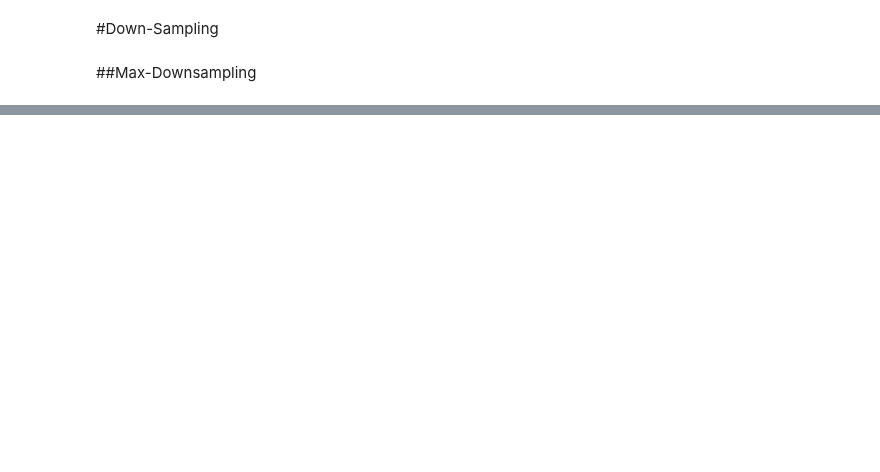
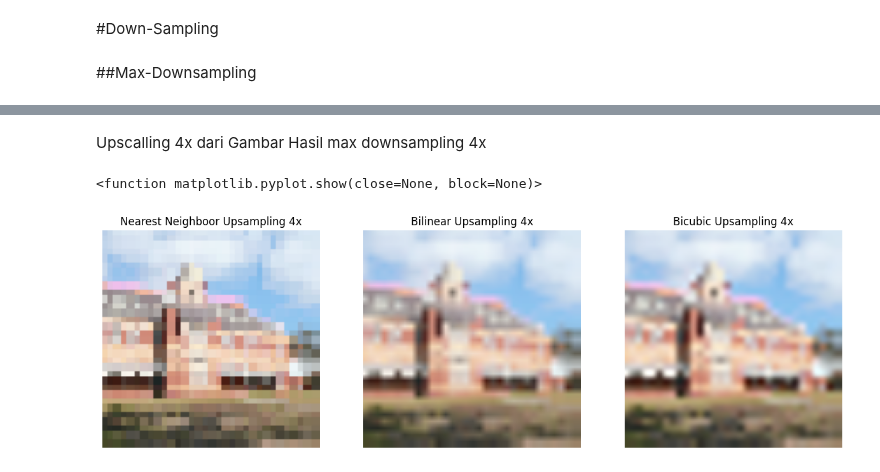
Before and after one commit to InahH-004/PCD_Collage, a Jupyter notebook: PCD_Assignment01.ipynb, the cells around one changed output, grey strips where cells are left out. Cells and saved outputs as stored; diff of their text form; code cells hidden in the pictures; blank space fills up the shorter version.

```diff
--- a/PCD_Assignment01.ipynb
+++ b/PCD_Assignment01.ipynb
@@ -72,0 +413,30 @@ def max_downsampling(img, scale):
+# %% [markdown]
+Upscalling 4x dari Gambar Hasil max downsampling 4x
+# %%
+import matplotlib.pyplot as plt
+import numpy as np
+
+fig, axs = plt.subplots(1, 3, figsize=(15, 10))
+
+img_nn_upsampling_4 = nn_upsampling(img_max_downsampling_4, 4)
+img_bilinear_upsampling_4 = bilinear_upsampling(img_max_downsampling_4, 4)
+img_bicubic_upsampling_4 = bicubic_upsampling(img_max_downsampling_4, 4)
+
+axs[0].imshow(img_nn_upsampling_4)
+axs[0].set_title('Nearest Neighboor Upsampling 4x')
+axs[0].axis('off')
+
+axs[1].imshow(img_bilinear_upsampling_4)
+axs[1].set_title('Bilinear Upsampling 4x')
+axs[1].axis('off')
+
+hasil_bicubic_4 = np.array(img_bicubic_upsampling_4, dtype=np.uint8)
+
+axs[2].imshow(hasil_bicubic_4)
+axs[2].set_title('Bicubic Upsampling 4x')
+axs[2].axis('off')
+
+plt.show
+# %% [output]
+<function matplotlib.pyplot.show(close=None, block=None)>
+[figure, added]
```
Also changed, not shown: parts of 24 cells of this notebook.
